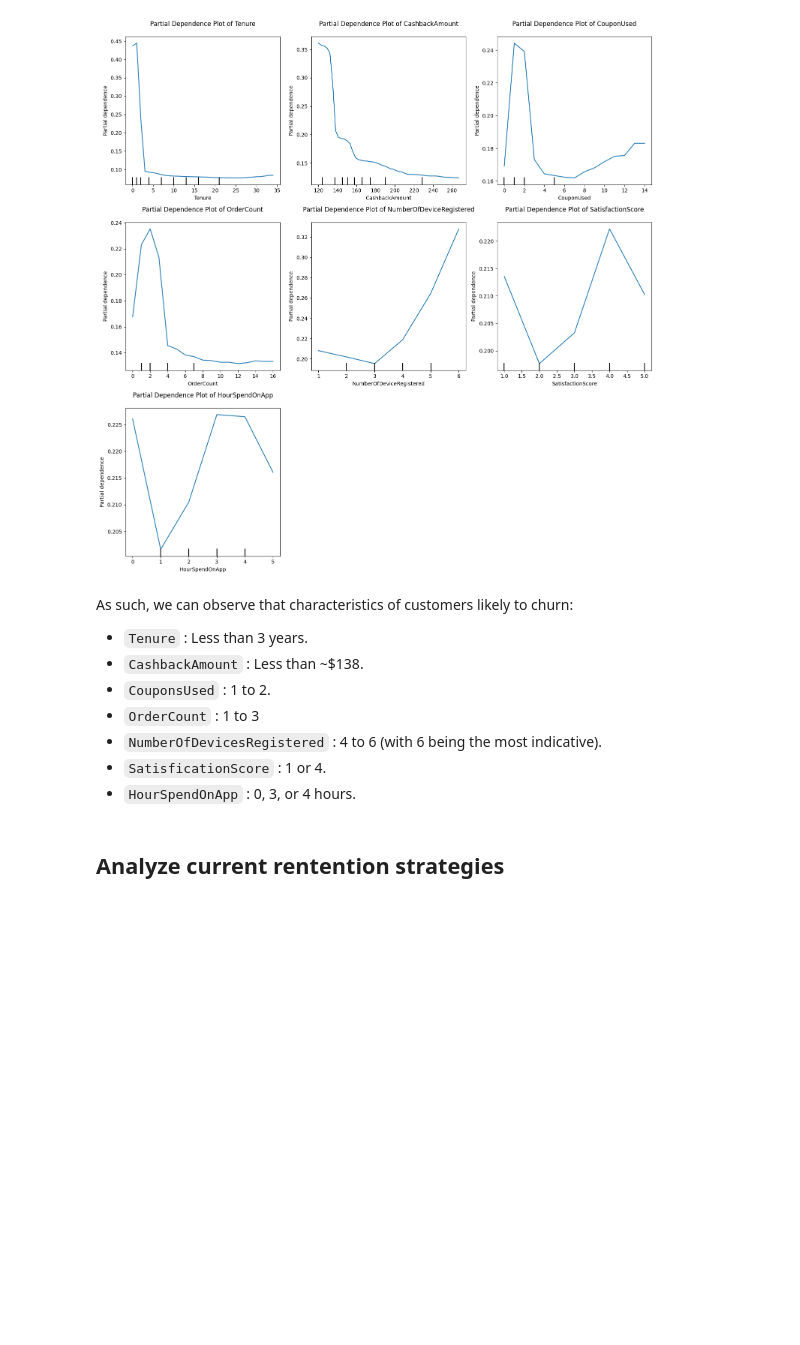
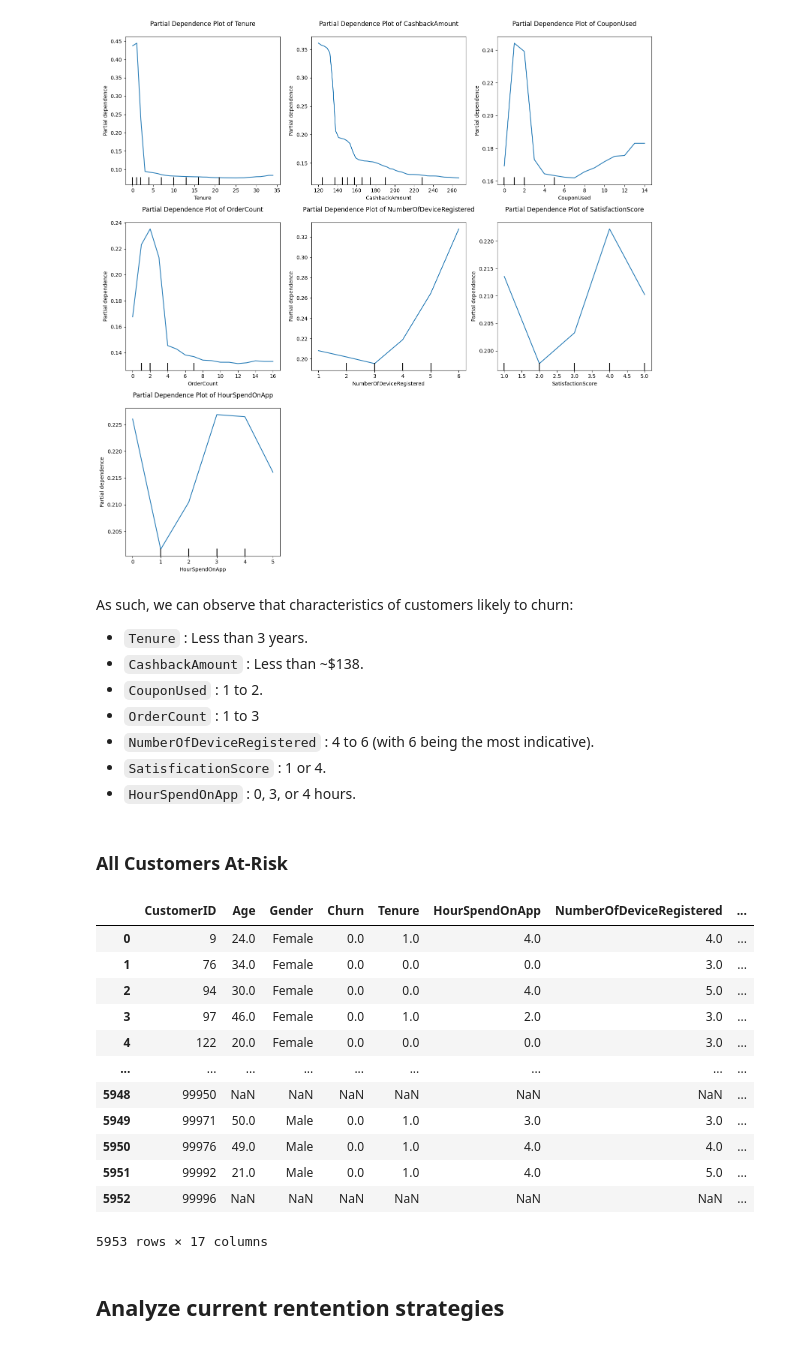
Before and after one commit to nltyh/DSA3101-Project, a Jupyter notebook: Customer Behaviour/ChurnEDA.ipynb, the cells around one changed output. Cells and saved outputs as stored; diff of their text form; code cells hidden in the pictures; blank space fills up the shorter version.

Commit message:
Update Churn EDA codes

```diff
--- a/Customer Behaviour/ChurnEDA.ipynb
+++ b/Customer Behaviour/ChurnEDA.ipynb
@@ -314,11 +314,39 @@ plt.show()
 As such, we can observe that characteristics of customers likely to churn:
 - `Tenure` : Less than 3 years.
 - `CashbackAmount` : Less than ~$138.
-- `CouponsUsed` : 1 to 2.
+- `CouponUsed` : 1 to 2.
 - `OrderCount` : 1 to 3
-- `NumberOfDevicesRegistered` : 4 to 6 (with 6 being the most indicative).
+- `NumberOfDeviceRegistered` : 4 to 6 (with 6 being the most indicative).
 - `SatisficationScore` : 1 or 4.
 - `HourSpendOnApp` : 0, 3, or 4 hours.
+# %% [markdown]
+### All Customers At-Risk
+# %%
+at_risk2 = customers_encoded[
+    (customers_encoded['Tenure'] < 3) &
+    (customers_encoded['CashbackAmount'] < 138) &
+    (customers_encoded['CouponUsed'].isin([1, 2])) &
+    (customers_encoded['OrderCount'].isin([1, 2, 3])) &
+    (customers_encoded['NumberOfDeviceRegistered'].isin([4, 5, 6])) &
+    (customers_encoded['SatisfactionScore'].isin([1, 4])) &
+    (customers_encoded['HourSpendOnApp'].isin([0, 3, 4]))
+]
+# %%
+at_risk.merge(at_risk2['CustomerID'], on='CustomerID',how='outer')
+# %% [output]
+|  | CustomerID | Age | Gender | Churn | Tenure | HourSpendOnApp | NumberOfDeviceRegistered | ... |
+| 0 | 9 | 24.0 | Female | 0.0 | 1.0 | 4.0 | 4.0 | ... |
+| 1 | 76 | 34.0 | Female | 0.0 | 0.0 | 0.0 | 3.0 | ... |
+| 2 | 94 | 30.0 | Female | 0.0 | 0.0 | 4.0 | 5.0 | ... |
+| 3 | 97 | 46.0 | Female | 0.0 | 1.0 | 2.0 | 3.0 | ... |
+| 4 | 122 | 20.0 | Female | 0.0 | 0.0 | 0.0 | 3.0 | ... |
+| ... | ... | ... | ... | ... | ... | ... | ... | ... |
+| 5948 | 99950 | NaN | NaN | NaN | NaN | NaN | NaN | ... |
+| 5949 | 99971 | 50.0 | Male | 0.0 | 1.0 | 3.0 | 3.0 | ... |
+| 5950 | 99976 | 49.0 | Male | 0.0 | 1.0 | 4.0 | 4.0 | ... |
+| 5951 | 99992 | 21.0 | Male | 0.0 | 1.0 | 4.0 | 5.0 | ... |
+| 5952 | 99996 | NaN | NaN | NaN | NaN | NaN | NaN | ... |
+5953 rows × 17 columns
 # %% [markdown]
 ## Analyze current rentention strategies
 # %% [markdown]
```
